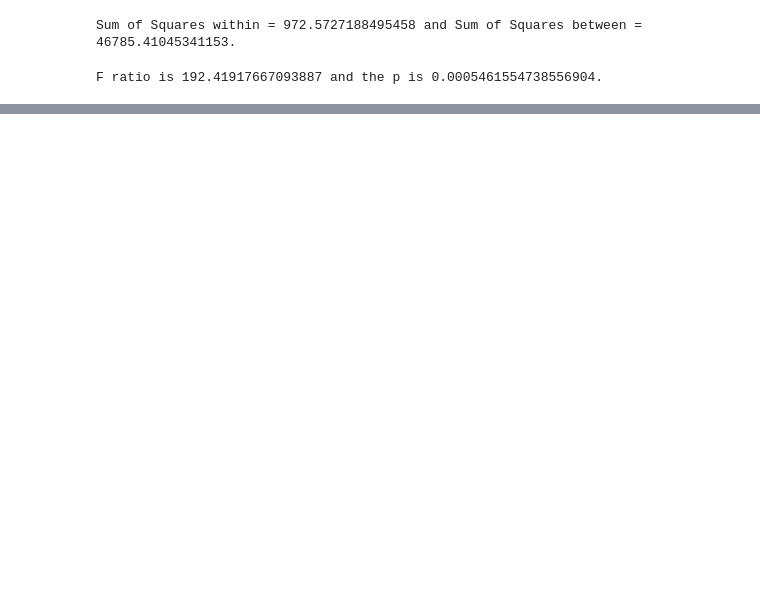
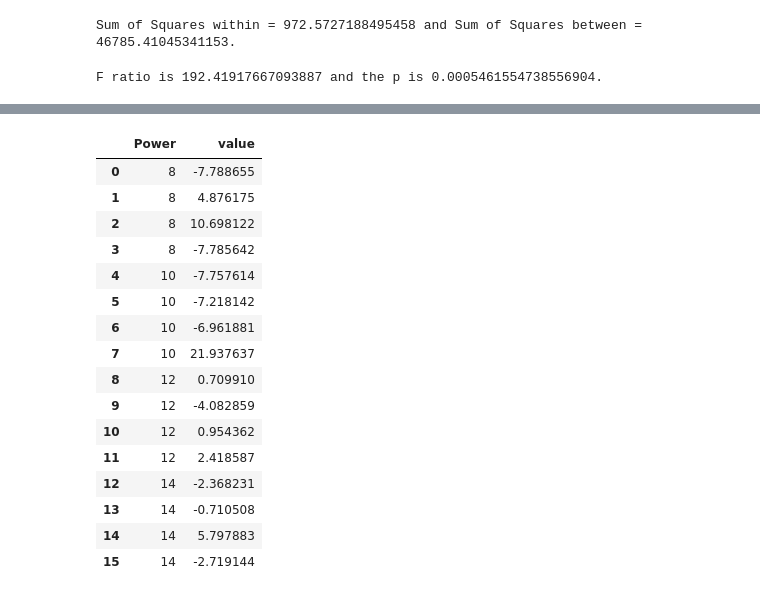
Before and after one commit to robahall/PECVD-Experiment, a Jupyter notebook: EDA_and_Analysis.ipynb, the cells around one changed output, grey strips where cells are left out. Saved outputs shown, nothing was run; the diff lists cells and outputs as text; code cells hidden in the pictures; blank space fills up the shorter version.

Commit message:
Create a model, and investigated with residuals.

```diff
--- a/EDA_and_Analysis.ipynb
+++ b/EDA_and_Analysis.ipynb
@@ -223,0 +218,5 @@ print(f_val, p_val)
+# %%
+## Point estimator of mu_i is mu_hat plus ti hat which is yi_bar
+## Mu hat is also y hat
+mu_hat = yi_avg
+mu_hat
@@ -223,0 +233,2 @@ print(f_val, p_val)
+# %%
+cvd_pivot_residuals = cvd_pivot.sub(mu_hat, axis = 1)
@@ -223,0 +244,22 @@ print(f_val, p_val)
+# %%
+# Melt back to plot
+cvd_pivot_residuals_melted = cvd_pivot_residuals.melt()
+cvd_pivot_residuals_melted
+# %% [output]
+|  | Power | value |
+| 0 | 8 | -7.788655 |
+| 1 | 8 | 4.876175 |
+| 2 | 8 | 10.698122 |
+| 3 | 8 | -7.785642 |
+| 4 | 10 | -7.757614 |
+| 5 | 10 | -7.218142 |
+| 6 | 10 | -6.961881 |
+| 7 | 10 | 21.937637 |
+| 8 | 12 | 0.709910 |
+| 9 | 12 | -4.082859 |
+| 10 | 12 | 0.954362 |
+| 11 | 12 | 2.418587 |
+| 12 | 14 | -2.368231 |
+| 13 | 14 | -0.710508 |
+| 14 | 14 | 5.797883 |
+| 15 | 14 | -2.719144 |
```
Also changed, not shown: parts of 15 cells of this notebook, 2 other files.
